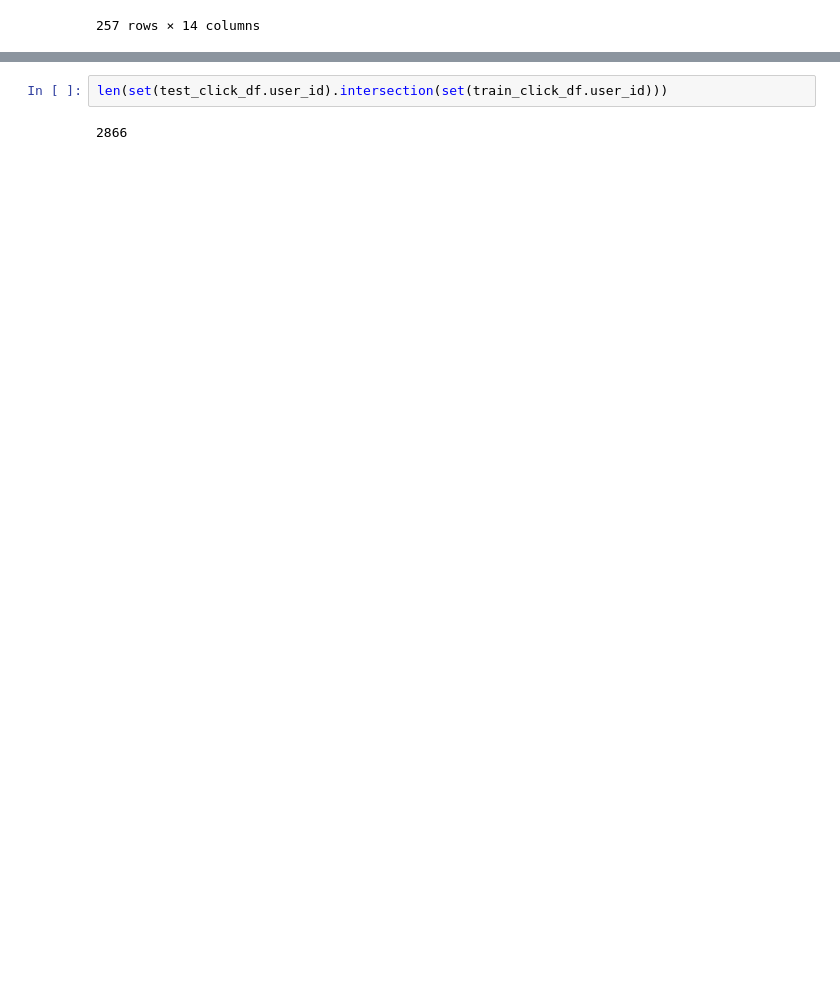
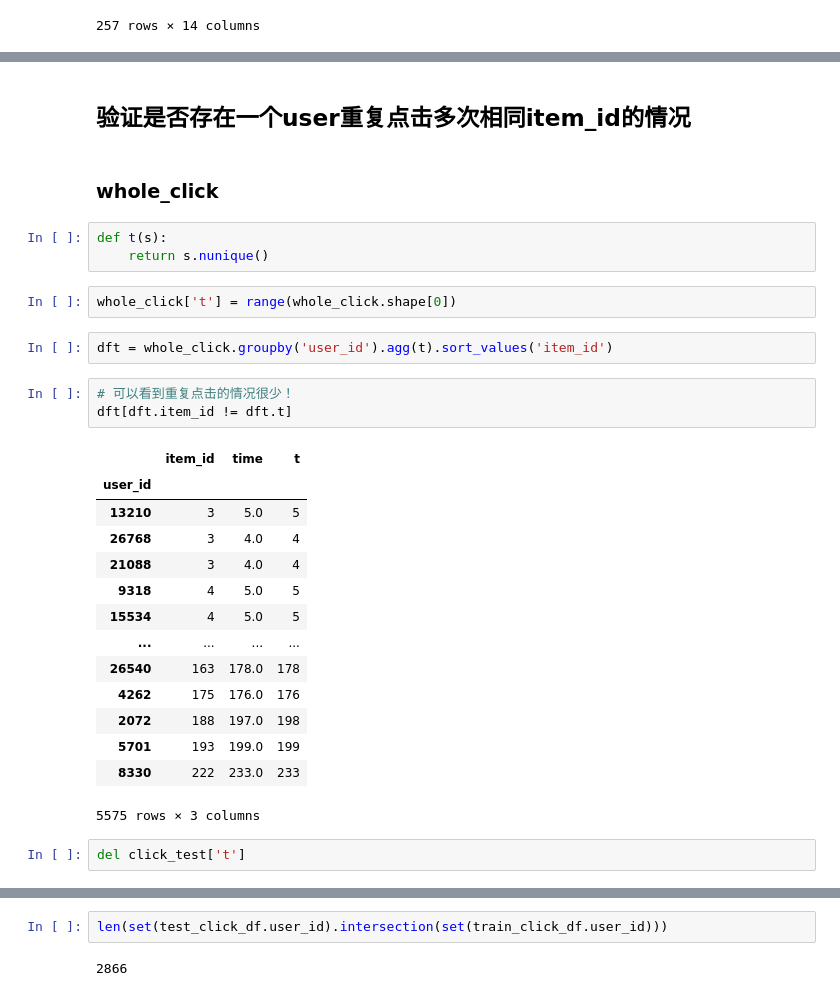
Before and after one commit to mayi140611/mayiapps, a Jupyter notebook: c6_Modern_E_Commerce_Platform_Debiasing/0EDA.ipynb, the cells around one changed output, grey strips where cells are left out. Saved outputs shown, nothing was run; the diff lists cells and outputs as text; blank space fills up the shorter version.

```diff
--- a/c6_Modern_E_Commerce_Platform_Debiasing/0EDA.ipynb
+++ b/c6_Modern_E_Commerce_Platform_Debiasing/0EDA.ipynb
@@ -485,0 +490,31 @@ test_click_df.user_id.nunique()
+# %% [markdown]
+## 验证是否存在一个user重复点击多次相同item_id的情况
+# %% [markdown]
+### whole_click
+# %%
+def t(s):
+    return s.nunique()
+# %%
+whole_click['t'] = range(whole_click.shape[0])
+# %%
+dft = whole_click.groupby('user_id').agg(t).sort_values('item_id')
+# %%
+# 可以看到重复点击的情况很少！
+dft[dft.item_id != dft.t]
+# %% [output]
+|  | item_id | time | t |
+| user_id |  |  |  |
+| 13210 | 3 | 5.0 | 5 |
+| 26768 | 3 | 4.0 | 4 |
+| 21088 | 3 | 4.0 | 4 |
+| 9318 | 4 | 5.0 | 5 |
+| 15534 | 4 | 5.0 | 5 |
+| ... | ... | ... | ... |
+| 26540 | 163 | 178.0 | 178 |
+| 4262 | 175 | 176.0 | 176 |
+| 2072 | 188 | 197.0 | 198 |
+| 5701 | 193 | 199.0 | 199 |
+| 8330 | 222 | 233.0 | 233 |
+5575 rows × 3 columns
+# %%
+del click_test['t']
```
Also changed, not shown: parts of 80 cells of this notebook, 4 other files.
